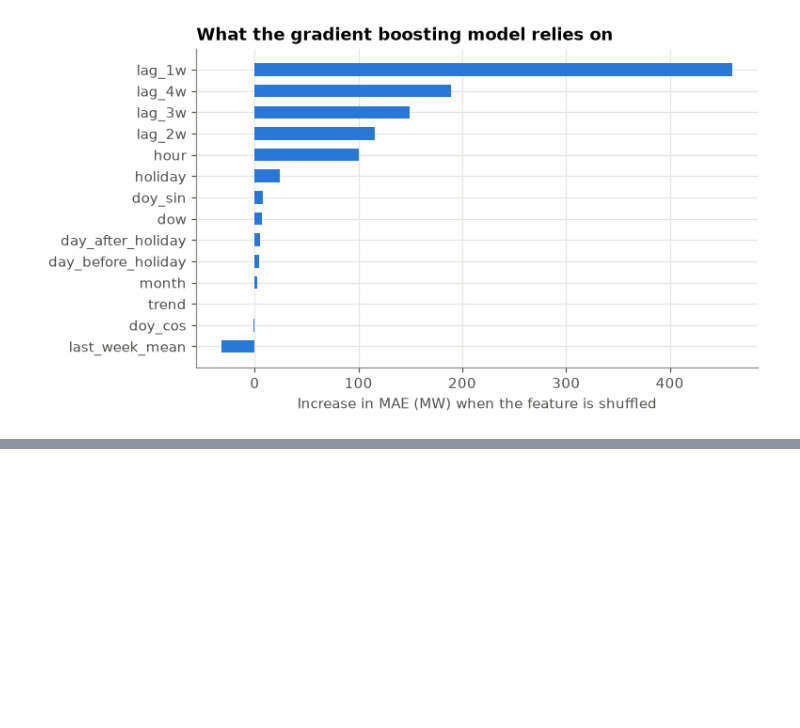
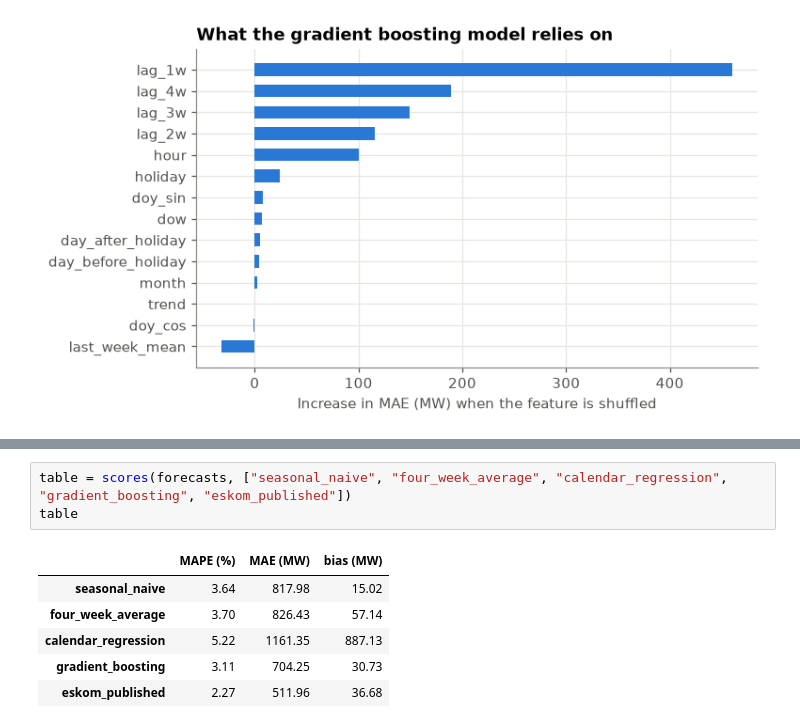
Before and after one commit to vusumuzinkosi/eskom-demand-forecasting, a Jupyter notebook: notebooks/03_model.ipynb, the cells around one changed output, grey strips where cells are left out. Saved outputs shown, nothing was run; the diff lists cells and outputs as text; blank space fills up the shorter version.

```diff
--- a/notebooks/03_model.ipynb
+++ b/notebooks/03_model.ipynb
@@ -178,0 +182,10 @@ plt.show()
+# %%
+table = scores(forecasts, ["seasonal_naive", "four_week_average", "calendar_regression", "gradient_boosting", "eskom_published"])
+table
+# %% [output]
+|  | MAPE (%) | MAE (MW) | bias (MW) |
+| seasonal_naive | 3.64 | 817.98 | 15.02 |
+| four_week_average | 3.70 | 826.43 | 57.14 |
+| calendar_regression | 5.22 | 1161.35 | 887.13 |
+| gradient_boosting | 3.11 | 704.25 | 30.73 |
+| eskom_published | 2.27 | 511.96 | 36.68 |
```
Also changed, not shown: parts of 8 cells of this notebook, 3 other files.
